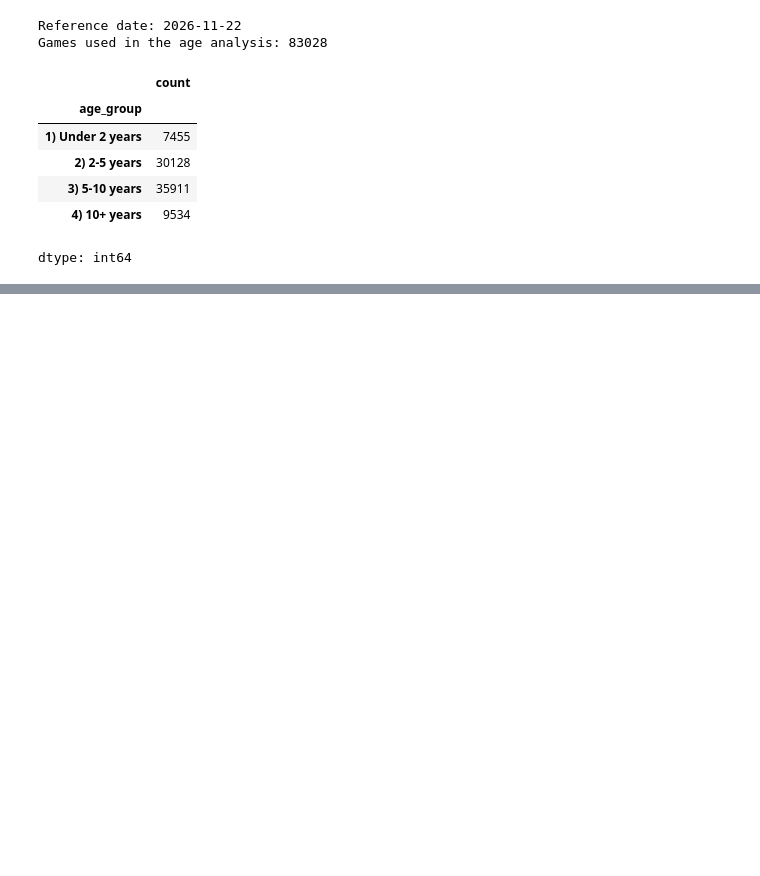
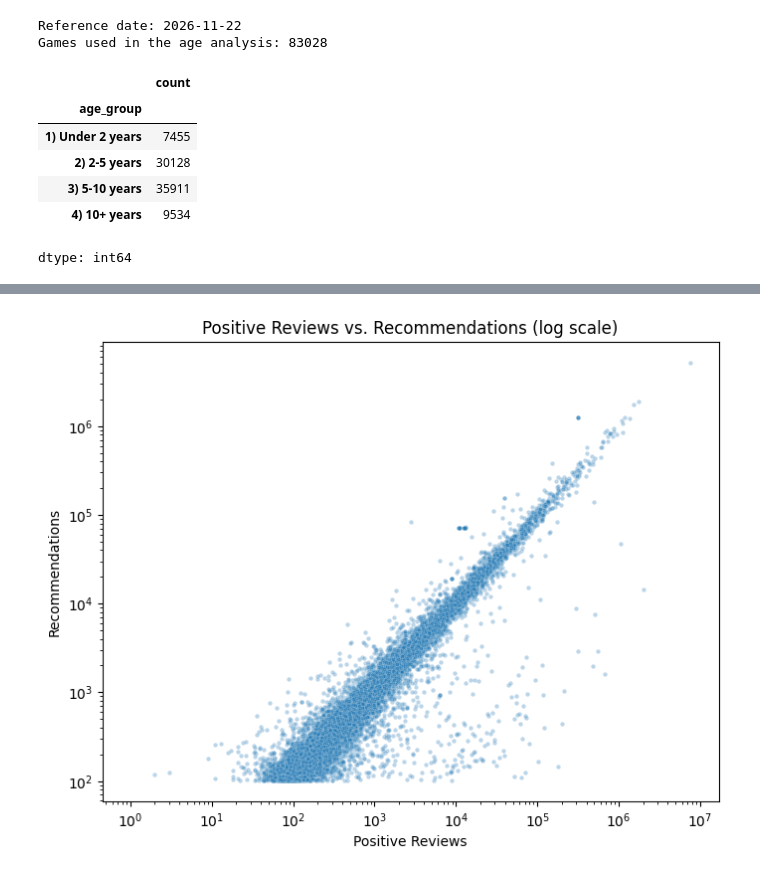
Before and after one commit to SelinBeyaz01/BUS392-Steam-Project, a Jupyter notebook: BUS392_Project.ipynb, the cells around one changed output, grey strips where cells are left out. Cells and saved outputs as stored; diff of their text form; code cells hidden in the pictures; blank space fills up the shorter version.

```diff
--- a/BUS392_Project.ipynb
+++ b/BUS392_Project.ipynb
@@ -93,0 +223,11 @@ dtype: int64
+# %%
+plt.figure(figsize=(8, 6))
+sns.scatterplot(data=corr_data, x='positive', y='recommendations', alpha=0.3, s=10)
+plt.xscale('log')
+plt.yscale('log')
+plt.title('Positive Reviews vs. Recommendations (log scale)')
+plt.xlabel('Positive Reviews')
+plt.ylabel('Recommendations')
+plt.show()
+# %% [output]
+[figure, added]
```
Also changed, not shown: parts of 5 cells of this notebook.
